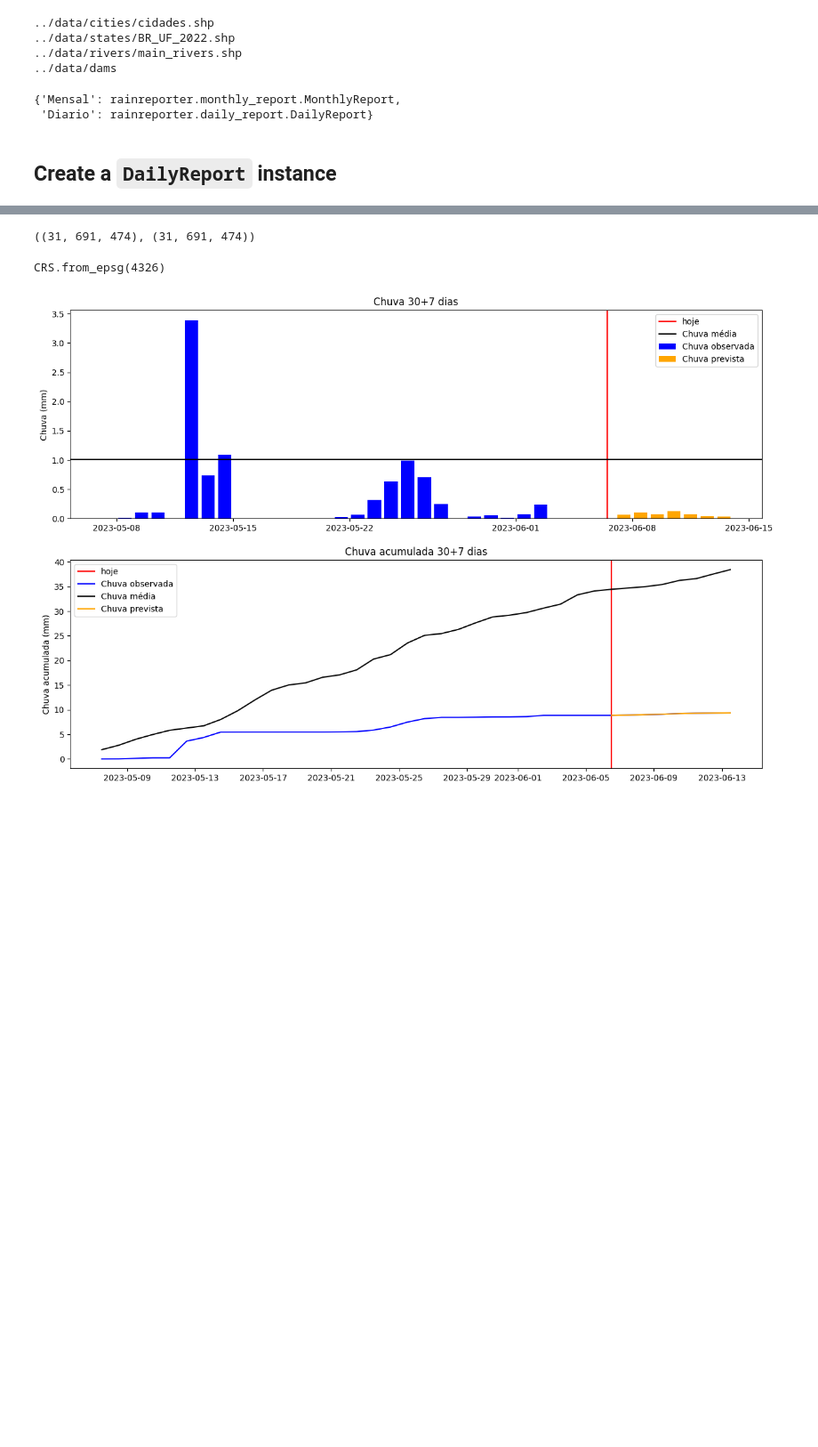
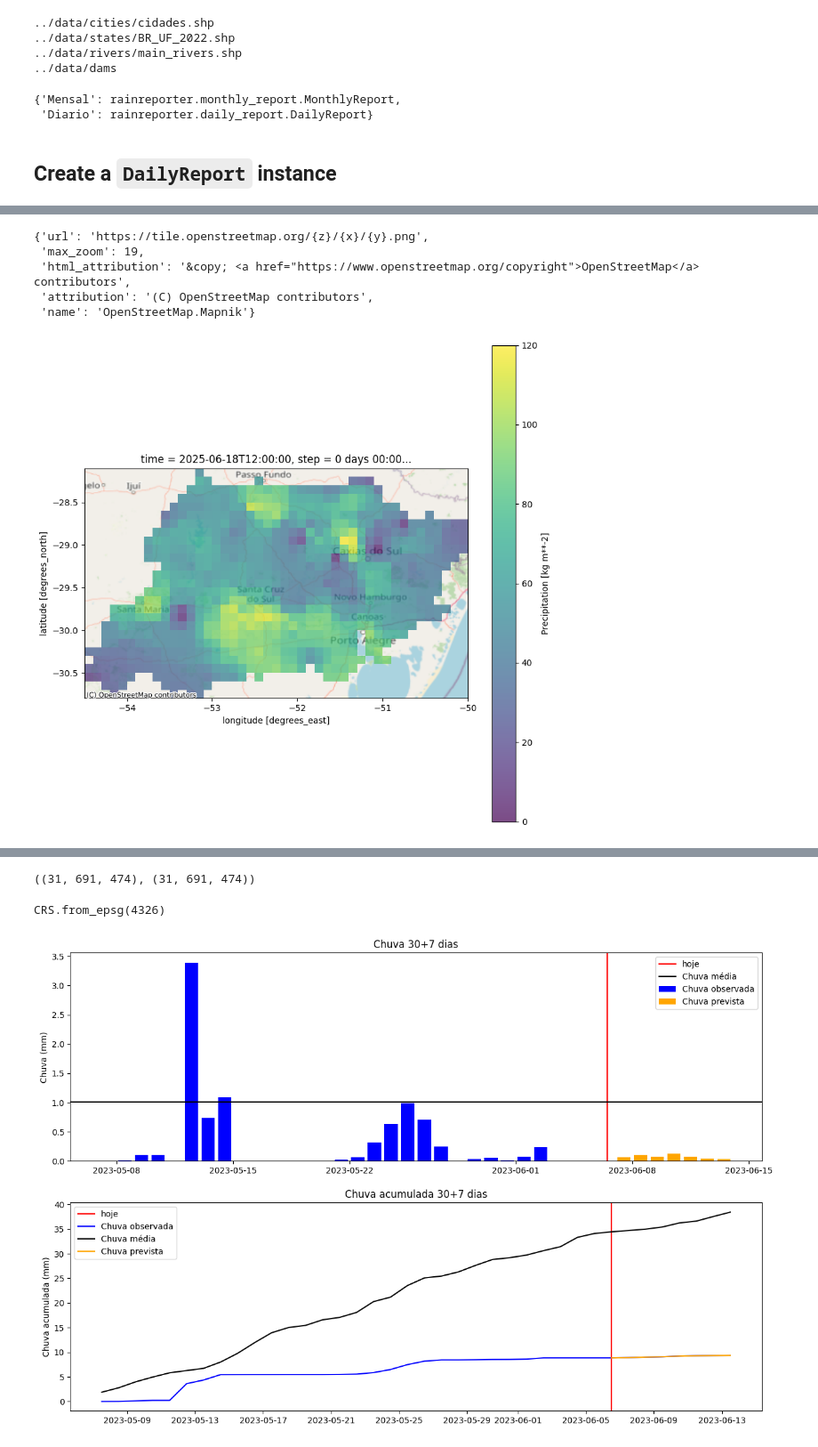
Before and after one commit to cordmaur/RainReporter, a Jupyter notebook: nbs/02-Daily_Report.ipynb, the cells around one changed output, grey strips where cells are left out. Shown at 89% size. Cells and saved outputs as stored; diff of their text form; code cells hidden in the pictures; blank space fills up the shorter version.

```diff
--- a/nbs/02-Daily_Report.ipynb
+++ b/nbs/02-Daily_Report.ipynb
@@ -56,0 +80,2 @@ fig, axs, rain, avg_rain, rain_fcst, avg_rain_fcst = report.generate_report('202
+# %%
+shp = gpd.read_file('/workspaces/reports_folder/bases/bacias_interesse/UPH_Guaiba_RS_diss.shp')
@@ -56,0 +106,2 @@ fig, axs, rain, avg_rain, rain_fcst, avg_rain_fcst = report.generate_report('202
+# %%
+guaiba = rain.sel(time=rain.time[21]).rio.clip(shp.geometry, drop=True)
@@ -56,0 +110,15 @@ fig, axs, rain, avg_rain, rain_fcst, avg_rain_fcst = report.generate_report('202
+# %%
+cx.providers.OpenStreetMap.Mapnik
+# %% [output]
+{'url': 'https://tile.openstreetmap.org/{z}/{x}/{y}.png',
+ 'max_zoom': 19,
+ 'html_attribution': '&copy; <a href="https://www.openstreetmap.org/copyright">OpenStreetMap</a> contributors',
+ 'attribution': '(C) OpenStreetMap contributors',
+ 'name': 'OpenStreetMap.Mapnik'}
+# %%
+fig, ax = plt.subplots(figsize=(10, 10))
+guaiba.plot(ax=ax, cmap='viridis', vmin=0, vmax=120, add_colorbar=True, alpha=0.7)
+cx.add_basemap(ax, crs=guaiba.rio.crs, source=cx.providers.OpenStreetMap.Mapnik, zoom=7)
+ax.set_aspect('equal')
+# %% [output]
+[figure, added]
```
Also changed, not shown: parts of 13 cells of this notebook, 1 other file.
